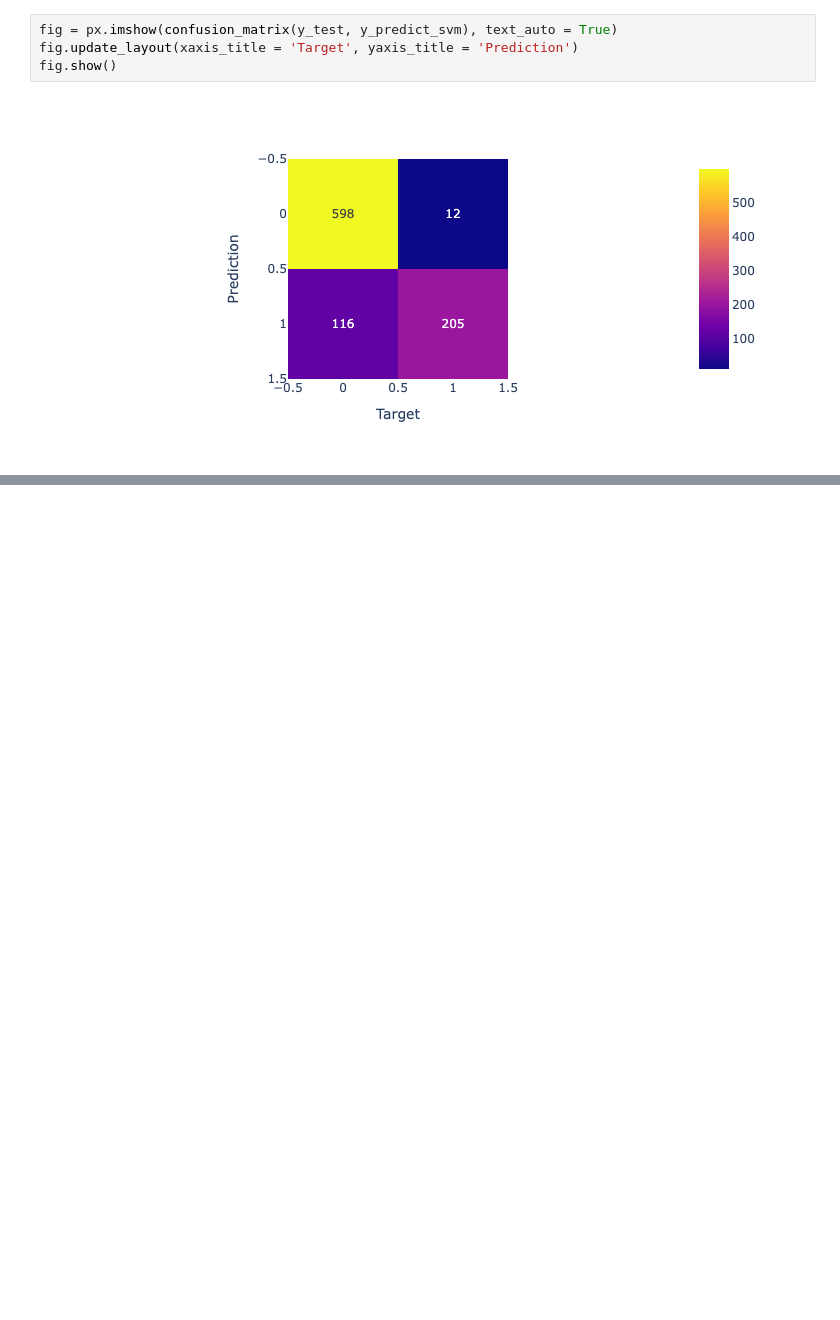
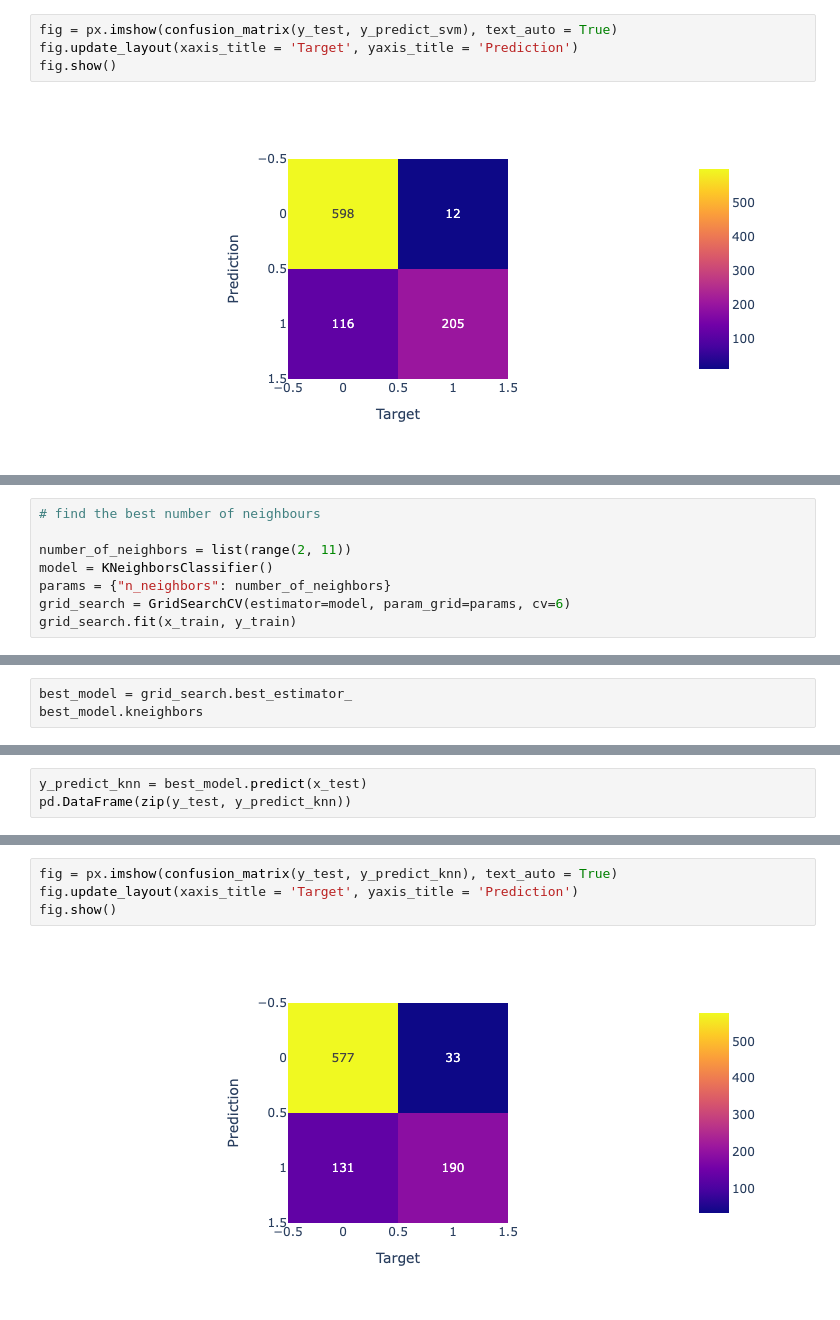
Before and after one commit to arinageek/employee-classification, a Jupyter notebook: employee_classification.ipynb, the cells around one changed output, grey strips where cells are left out. Saved outputs shown, nothing was run; the diff lists cells and outputs as text; blank space fills up the shorter version.

Commit message:
train with KNN model

```diff
--- a/employee_classification.ipynb
+++ b/employee_classification.ipynb
@@ -209,0 +215,8 @@ fig.show()
+# %%
+# find the best number of neighbours
+
+number_of_neighbors = list(range(2, 11))
+model = KNeighborsClassifier()
+params = {"n_neighbors": number_of_neighbors}
+grid_search = GridSearchCV(estimator=model, param_grid=params, cv=6)
+grid_search.fit(x_train, y_train)
@@ -209,0 +226,3 @@ fig.show()
+# %%
+best_model = grid_search.best_estimator_
+best_model.kneighbors
@@ -209,0 +231,3 @@ fig.show()
+# %%
+y_predict_knn = best_model.predict(x_test)
+pd.DataFrame(zip(y_test, y_predict_knn))
@@ -209,0 +248,6 @@ fig.show()
+# %%
+fig = px.imshow(confusion_matrix(y_test, y_predict_knn), text_auto = True)
+fig.update_layout(xaxis_title = 'Target', yaxis_title = 'Prediction')
+fig.show()
+# %% [output]
+[figure, added]
```
Also changed, not shown: parts of 5 cells of this notebook.
